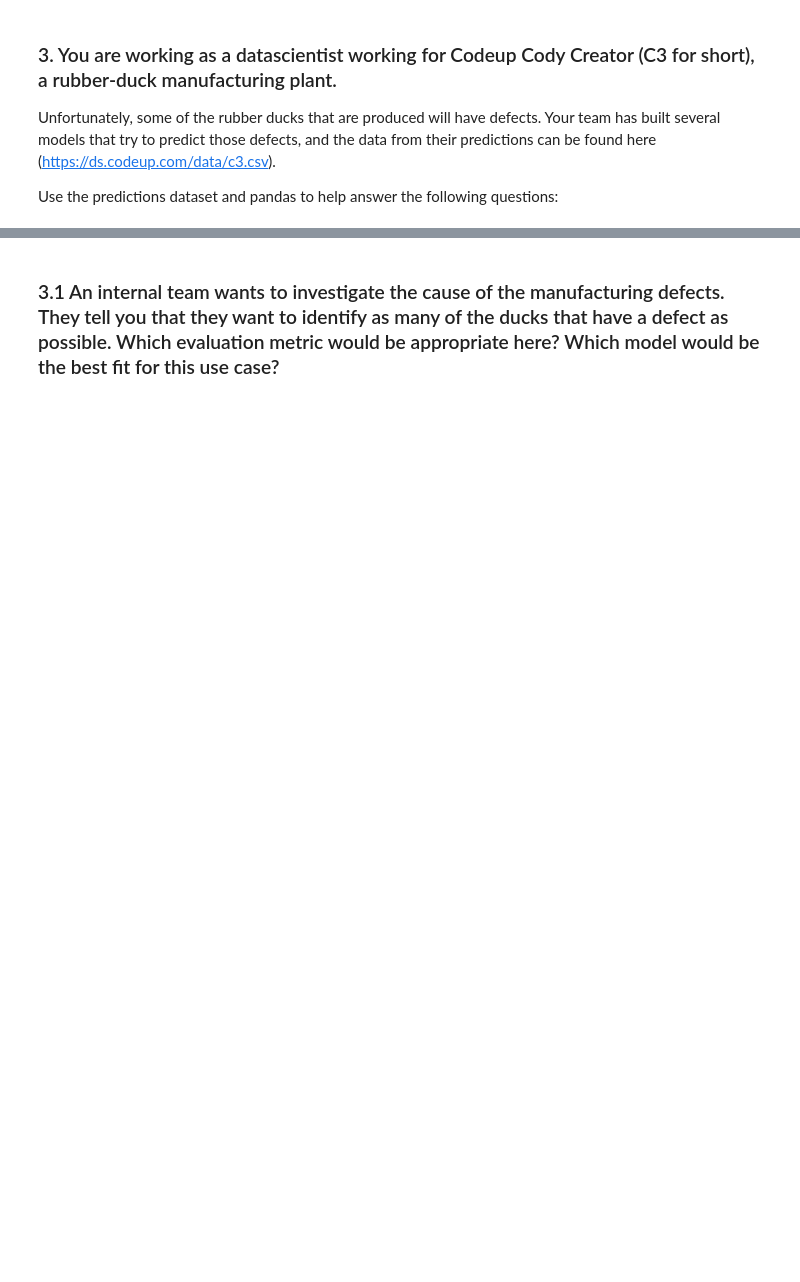
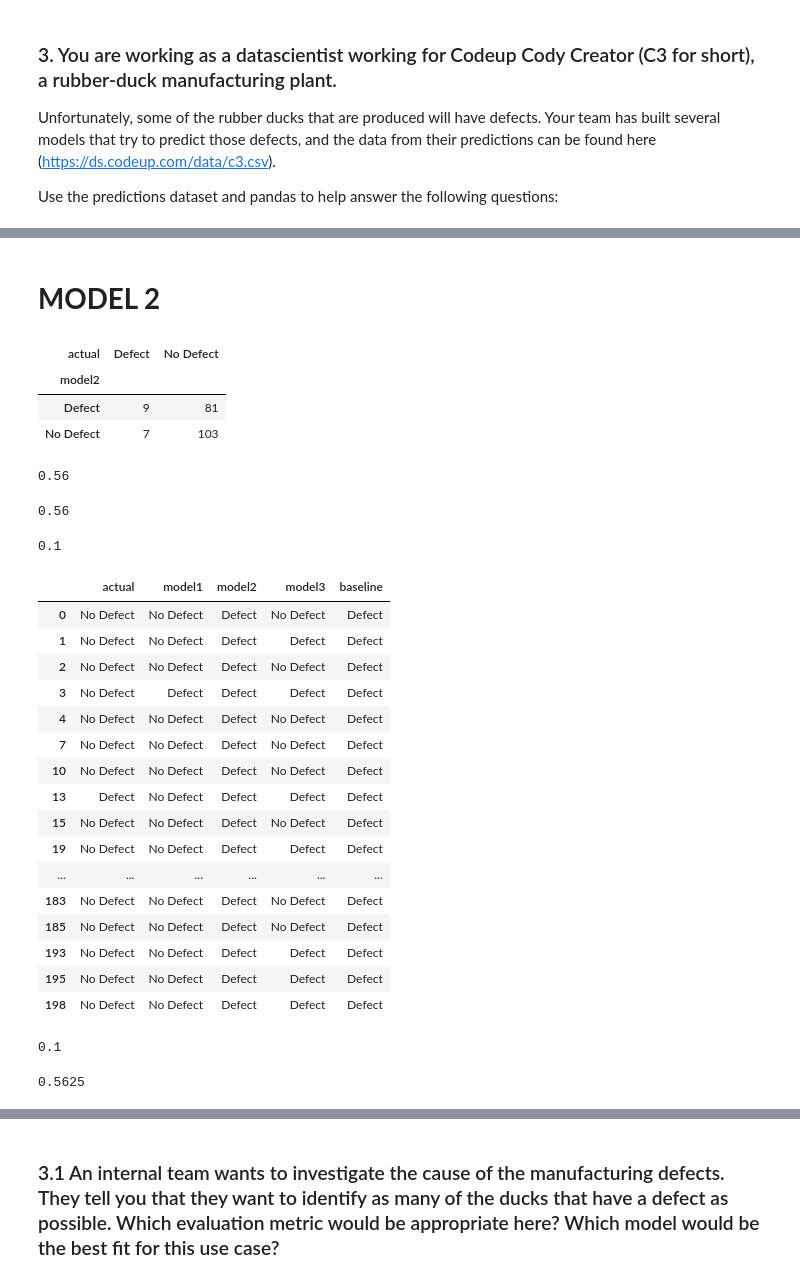
Before and after one commit to QMCBT-JustinEvans/classification-exercises, a Jupyter notebook: model_evaluation.ipynb, the cells around one changed output, grey strips where cells are left out. Saved outputs shown, nothing was run; the diff lists cells and outputs as text; code cells hidden in the pictures; blank space fills up the shorter version.

```diff
--- a/model_evaluation.ipynb
+++ b/model_evaluation.ipynb
@@ -24,0 +268,57 @@ Use the predictions dataset and pandas to help answer the following questions:
+# %% [markdown]
+# <b>MODEL 2</b>
+# %%
+pd.crosstab(c3_df.model2, c3_df.actual)
+# %% [output]
+| actual | Defect | No Defect |
+| model2 |  |  |
+| Defect | 9 | 81 |
+| No Defect | 7 | 103 |
+# %%
+# MANUAL Accuracy: (TP + TN) / (TP + TN + FP + FN)
+(9 + 103) / (9 + 103 + 81 + 7)
+# %% [output]
+0.56
+# %%
+#model accuracy
+(c3_df.actual == c3_df.model2).mean()
+# %% [output]
+0.56
+# %%
+# MANUAL Precision: TP / (TP + FP)
+9 / (9 + 81)
+# FP is more costly than FN
+# %% [output]
+0.1
+# %%
+# model precision
+precision_2 = c3_df[c3_df.model2 == 'Defect']
+precision_2
+# %% [output]
+|  | actual | model1 | model2 | model3 | baseline |
+| 0 | No Defect | No Defect | Defect | No Defect | Defect |
+| 1 | No Defect | No Defect | Defect | Defect | Defect |
+| 2 | No Defect | No Defect | Defect | No Defect | Defect |
+| 3 | No Defect | Defect | Defect | Defect | Defect |
+| 4 | No Defect | No Defect | Defect | No Defect | Defect |
+| 7 | No Defect | No Defect | Defect | No Defect | Defect |
+| 10 | No Defect | No Defect | Defect | No Defect | Defect |
+| 13 | Defect | No Defect | Defect | Defect | Defect |
+| 15 | No Defect | No Defect | Defect | No Defect | Defect |
+| 19 | No Defect | No Defect | Defect | Defect | Defect |
+| ... | ... | ... | ... | ... | ... |
+| 183 | No Defect | No Defect | Defect | No Defect | Defect |
+| 185 | No Defect | No Defect | Defect | No Defect | Defect |
+| 193 | No Defect | No Defect | Defect | Defect | Defect |
+| 195 | No Defect | No Defect | Defect | Defect | Defect |
+| 198 | No Defect | No Defect | Defect | Defect | Defect |
+# %%
+(precision_2.model2 == precision_2.actual).mean()
+# %% [output]
+0.1
+# %%
+# MANUAL Recall: TP / (TP + FN)
+9 / (9 + 7)
+# FN is more costly than FP
+# %% [output]
+0.5625
```
Also changed, not shown: parts of 84 cells of this notebook.
